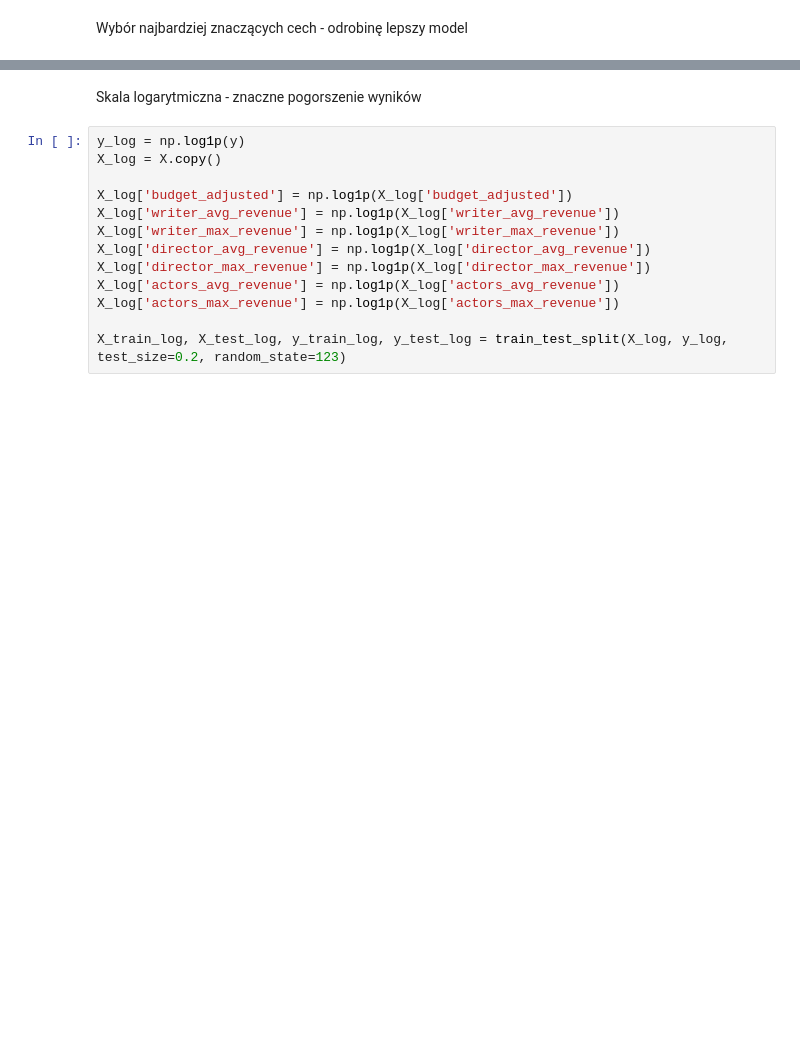
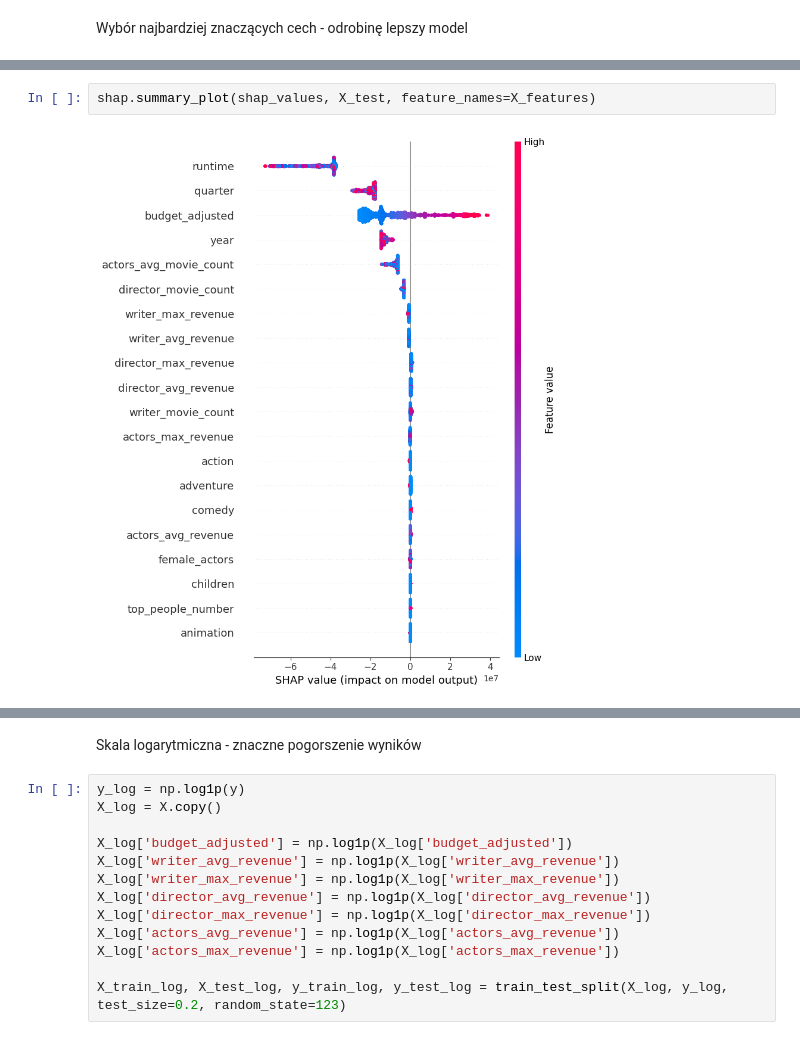
Before and after one commit to olkat12/Data_Exploration, a Jupyter notebook: models/regression.ipynb, the cells around one changed output, grey strips where cells are left out. Saved outputs shown, nothing was run; the diff lists cells and outputs as text; blank space fills up the shorter version.

```diff
--- a/models/regression.ipynb
+++ b/models/regression.ipynb
@@ -218,0 +228,4 @@ std:        $184,818,060.44
+# %%
+shap.summary_plot(shap_values, X_test, feature_names=X_features)
+# %% [output]
+[figure, added]
```
Also changed, not shown: parts of 50 cells of this notebook.
